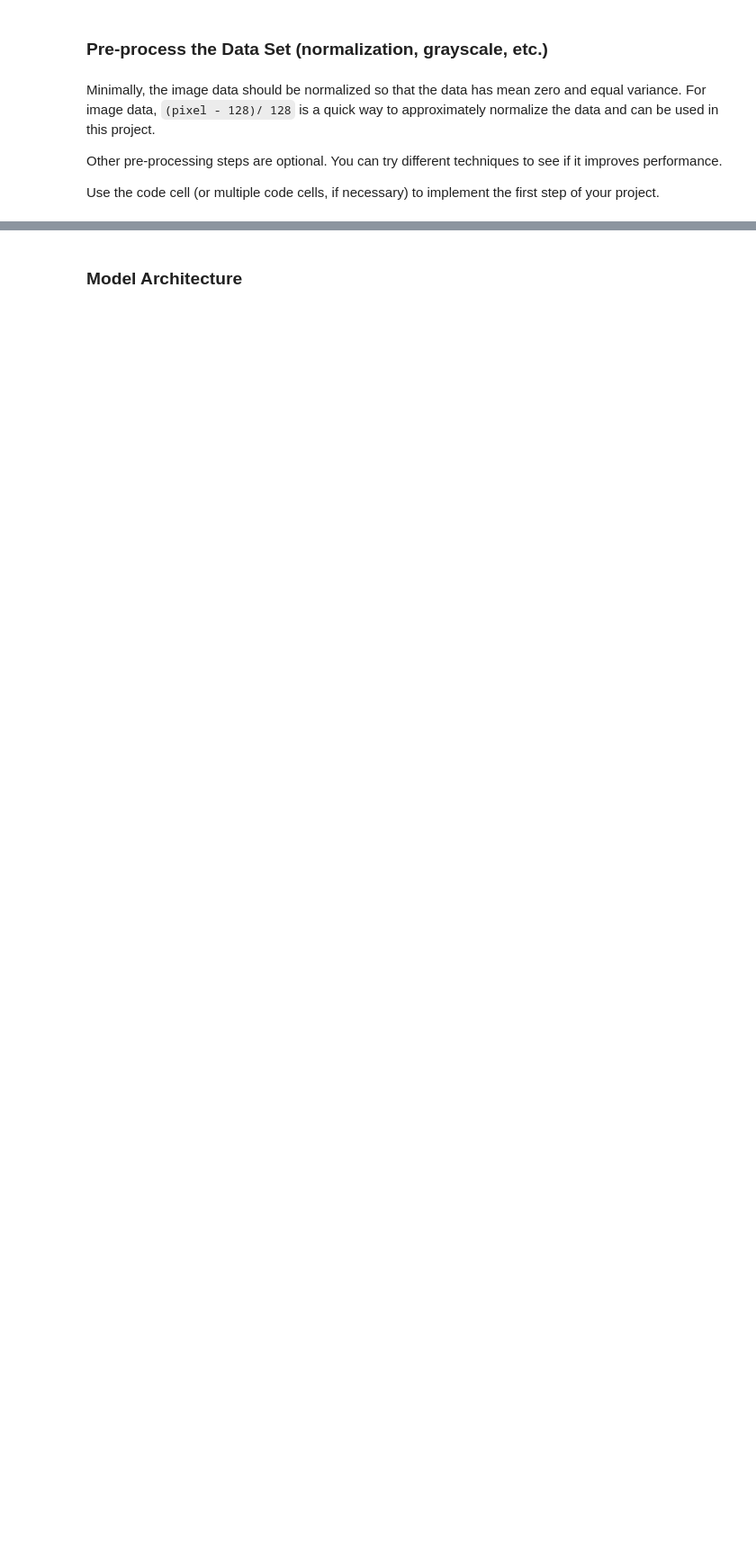
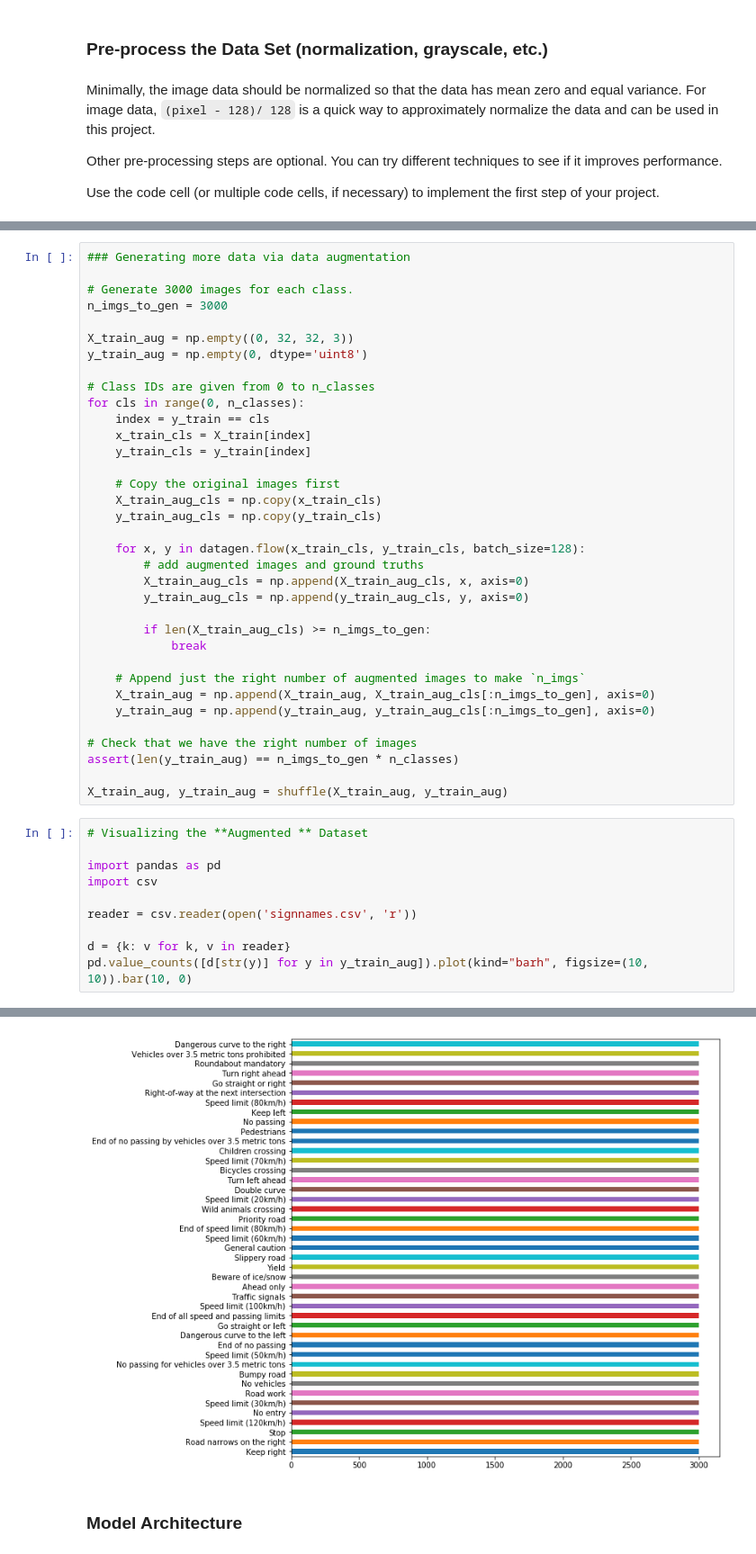
Before and after one commit to benjamintanweihao/CarND-Traffic-Sign-Classifier-Project, a Jupyter notebook: Traffic_Sign_Classifier.ipynb, the cells around one changed output, grey strips where cells are left out. Shown: that part at 90% size. Cells and saved outputs as stored; diff of their text form; blank space fills up the shorter version.

Commit message:
Added data augmentation

```diff
--- a/Traffic_Sign_Classifier.ipynb
+++ b/Traffic_Sign_Classifier.ipynb
@@ -179,0 +187,46 @@ assert(X_train.shape == (34799, 32, 32, 3))
+# %%
+### Generating more data via data augmentation
+
+# Generate 3000 images for each class.
+n_imgs_to_gen = 3000
+
+X_train_aug = np.empty((0, 32, 32, 3))
+y_train_aug = np.empty(0, dtype='uint8')
+
+# Class IDs are given from 0 to n_classes
+for cls in range(0, n_classes):
+    index = y_train == cls
+    x_train_cls = X_train[index]
+    y_train_cls = y_train[index]
+
+    # Copy the original images first
+    X_train_aug_cls = np.copy(x_train_cls)
+    y_train_aug_cls = np.copy(y_train_cls)
+
+    for x, y in datagen.flow(x_train_cls, y_train_cls, batch_size=128):
+        # add augmented images and ground truths
+        X_train_aug_cls = np.append(X_train_aug_cls, x, axis=0)
+        y_train_aug_cls = np.append(y_train_aug_cls, y, axis=0)
+
+        if len(X_train_aug_cls) >= n_imgs_to_gen:
+            break
+
+    # Append just the right number of augmented images to make `n_imgs`
+    X_train_aug = np.append(X_train_aug, X_train_aug_cls[:n_imgs_to_gen], axis=0)
+    y_train_aug = np.append(y_train_aug, y_train_aug_cls[:n_imgs_to_gen], axis=0)
+
+# Check that we have the right number of images
+assert(len(y_train_aug) == n_imgs_to_gen * n_classes)
+
+X_train_aug, y_train_aug = shuffle(X_train_aug, y_train_aug)
+# %%
+# Visualizing the **Augmented ** Dataset
+
+import pandas as pd
+import csv
+
+reader = csv.reader(open('signnames.csv', 'r'))
+
+d = {k: v for k, v in reader}
+pd.value_counts([d[str(y)] for y in y_train_aug]).plot(kind="barh", figsize=(10, 10)).bar(10, 0)
+# %% [output]
@@ -180,3 +234,4 @@ assert(X_train.shape == (34799, 32, 32, 3))
+[figure, added]
 # %% [markdown]
 ### Model Architecture
 # %% [markdown]
```
Also changed, not shown: parts of 6 cells of this notebook.
